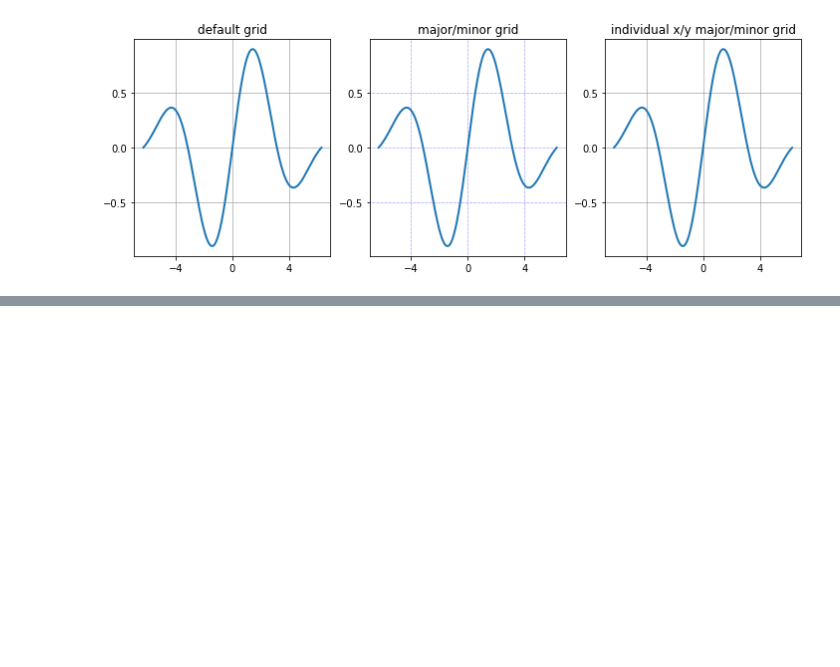
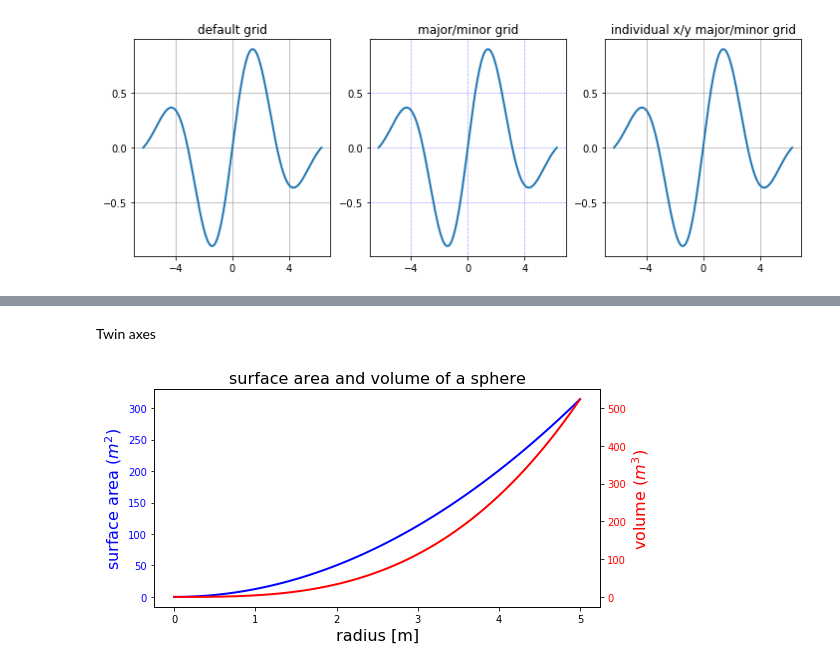
Before and after one commit to SamMachariaPhD/Numerical_Python, a Jupyter notebook: Chapter 4 -- Plotting and Visualization.ipynb, the cells around one changed output, grey strips where cells are left out. Saved outputs shown, nothing was run; the diff lists cells and outputs as text; code cells hidden in the pictures; blank space fills up the shorter version.

```diff
--- a/Chapter 4 -- Plotting and Visualization.ipynb
+++ b/Chapter 4 -- Plotting and Visualization.ipynb
@@ -240,0 +281,24 @@ axes[2].grid(color='grey', which='major', axis='y', linestyle='-', linewidth=0.5
+# %% [markdown]
+Twin axes
+# %%
+fig, ax1 = plt.subplots(figsize=(8,4))
+
+r = np.linspace(0,5,100)
+a = 4*np.pi*r**2 # area
+v = (4*np.pi/3)*r**3 # volume
+
+ax1.set_title("surface area and volume of a sphere", fontsize=16)
+ax1.set_xlabel("radius [m]", fontsize=16)
+
+ax1.plot(r,a, lw=2, color='blue')
+ax1.set_ylabel(r"surface area ($m^2$)", fontsize=16, color='blue')
+for label in ax1.get_yticklabels():
+    label.set_color("blue")
+
+ax2 = ax1.twinx()
+ax2.plot(r,v,lw=2,color="red")
+ax2.set_ylabel(r"volume ($m^3$)", fontsize=16, color="red")
+for label in ax2.get_yticklabels():
+    label.set_color("red")
+# %% [output]
+[figure, added]
```
Also changed, not shown: parts of 17 cells of this notebook.
